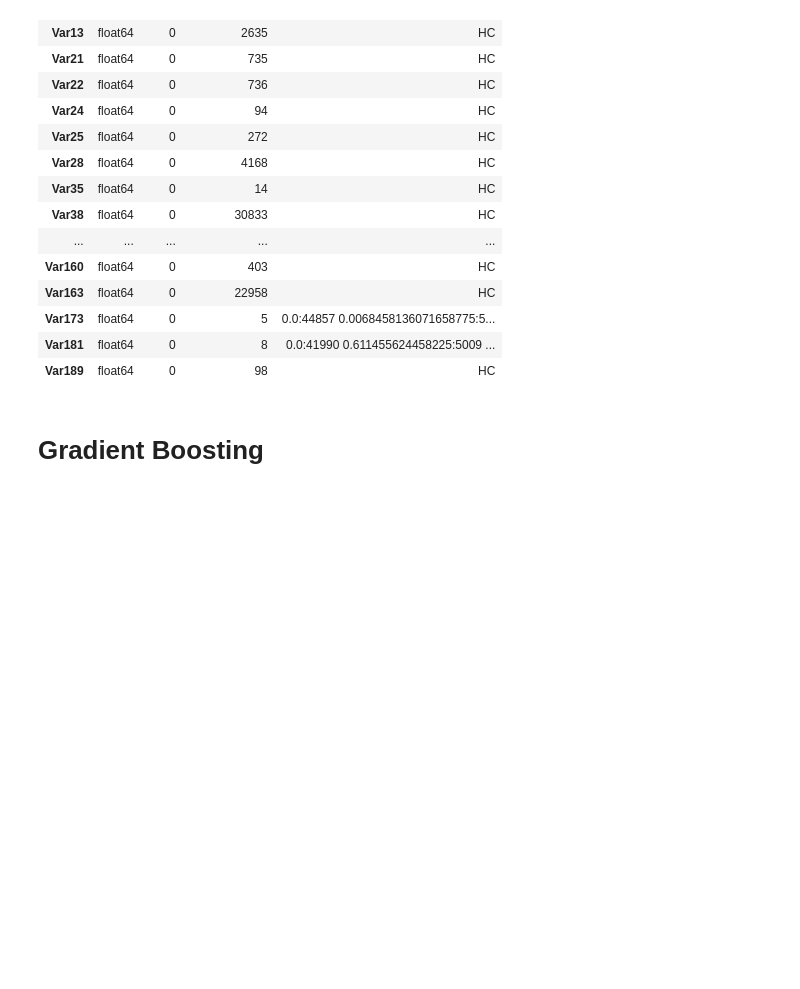
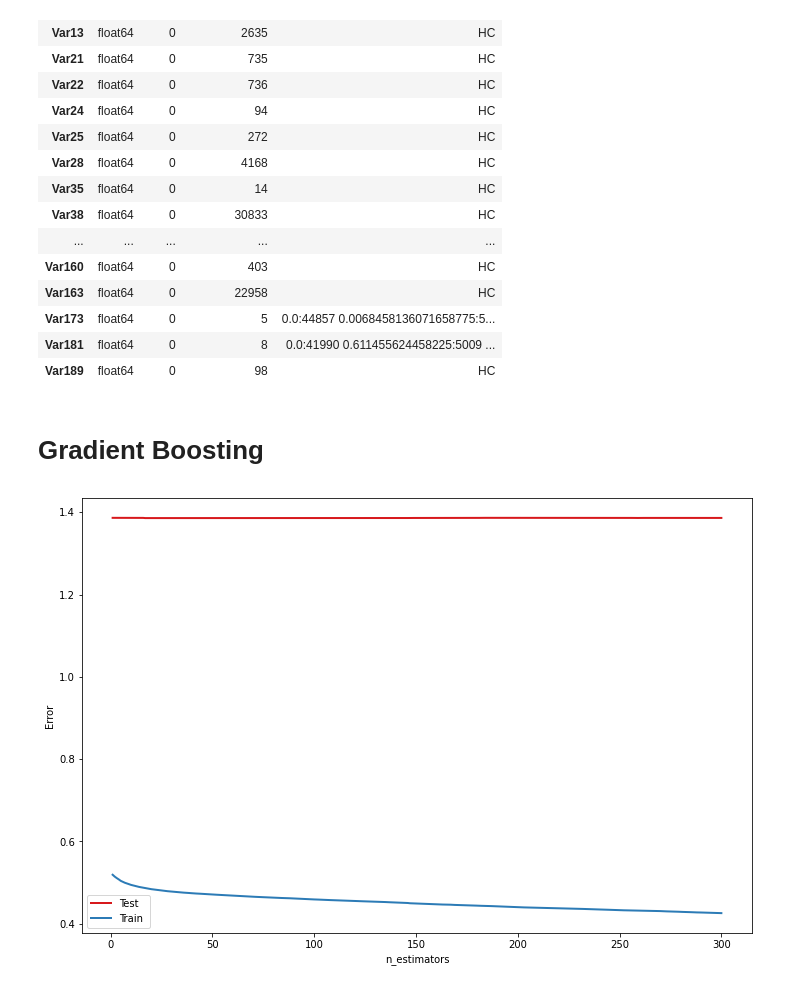
Before and after one commit to akshaypt7/customer_relationship_prediction, a Jupyter notebook: KDD_cup_boosting.ipynb, the cells around one changed output. Drawn from its saved outputs; the diff is of its cells as text; code cells hidden in the pictures; blank space fills up the shorter version.

Commit message:
Gradient boosting

```diff
--- a/KDD_cup_boosting.ipynb
+++ b/KDD_cup_boosting.ipynb
@@ -167,6 +191,6 @@ print("Total columns to be dropped =",len(drop_cols))
 # %% [output]
 Total columns to be dropped = 187
 # %%
-X_train = df_train.drop(drop_cols,axis=1)
-X_train = df_train_kdd.fillna(df_train_kdd.mean())
+df_train_kdd = df_train.drop(drop_cols,axis=1)
+df_train_kdd = df_train_kdd.fillna(df_train_kdd.mean())
 # %%
@@ -200,3 +205,5 @@ np.mean(y_train_appetency == 1) , np.mean(y_train_churn == 1) , np.mean(y_train_
+# %%
+X_train, X_val, y_train, y_val = train_test_split(df_train_kdd, y_train_churn, train_size=0.8, random_state=66, stratify=y_train_churn)
 # %% [markdown]
 **All customers churn, we send everyone**
 # %%
@@ -296,5 +303,5 @@ Table Shape (50000, 43)
 # %%
 from sklearn.ensemble import GradientBoostingClassifier
 # %%
-gb = GradientBoostingClassifier(n_estimators=1000, max_depth=5)
-gb.fit(X_train, y_train_churn)
+gb = GradientBoostingClassifier(n_estimators=1000, max_depth=4)
+gb.fit(X_train, y_train)
@@ -300,0 +314,28 @@ gb.fit(X_train, y_train_churn)
+# %%
+def deviance_plot(est, X_test, y_test, ax=None, label='', train_color='#2c7bb6',
+                  test_color='#d7191c', alpha=1.0, ylim=(0, 10)):
+    """Deviance plot for ``est``, use ``X_test`` and ``y_test`` for test error. """
+    n_estimators = len(est.estimators_)
+    test_dev = np.empty(n_estimators)
+
+    for i, pred in enumerate(est.staged_predict(X_test)):
+       test_dev[i] = est.loss_(y_test, pred)
+
+    # print(test_dev)
+    if ax is None:
+        fig, ax = plt.subplots(figsize = (12, 8))
+
+    ax.plot(np.arange(n_estimators) + 1, test_dev, color=test_color, label='Test %s' % label,
+             linewidth=2, alpha=alpha)
+    ax.plot(np.arange(n_estimators) + 1, est.train_score_, color=train_color,
+             label='Train %s' % label, linewidth=2, alpha=alpha)
+    ax.set_ylabel('Error')
+    ax.set_xlabel('n_estimators')
+    # ax.set_ylim(ylim)
+    return test_dev, ax
+# %%
+deviance_plot(gb, X_val, y_val, ylim=(0,0.8))
+plt.legend()
+plt.show()
+# %% [output]
+[figure, added]
```
Also changed, not shown: parts of 14 cells of this notebook.
